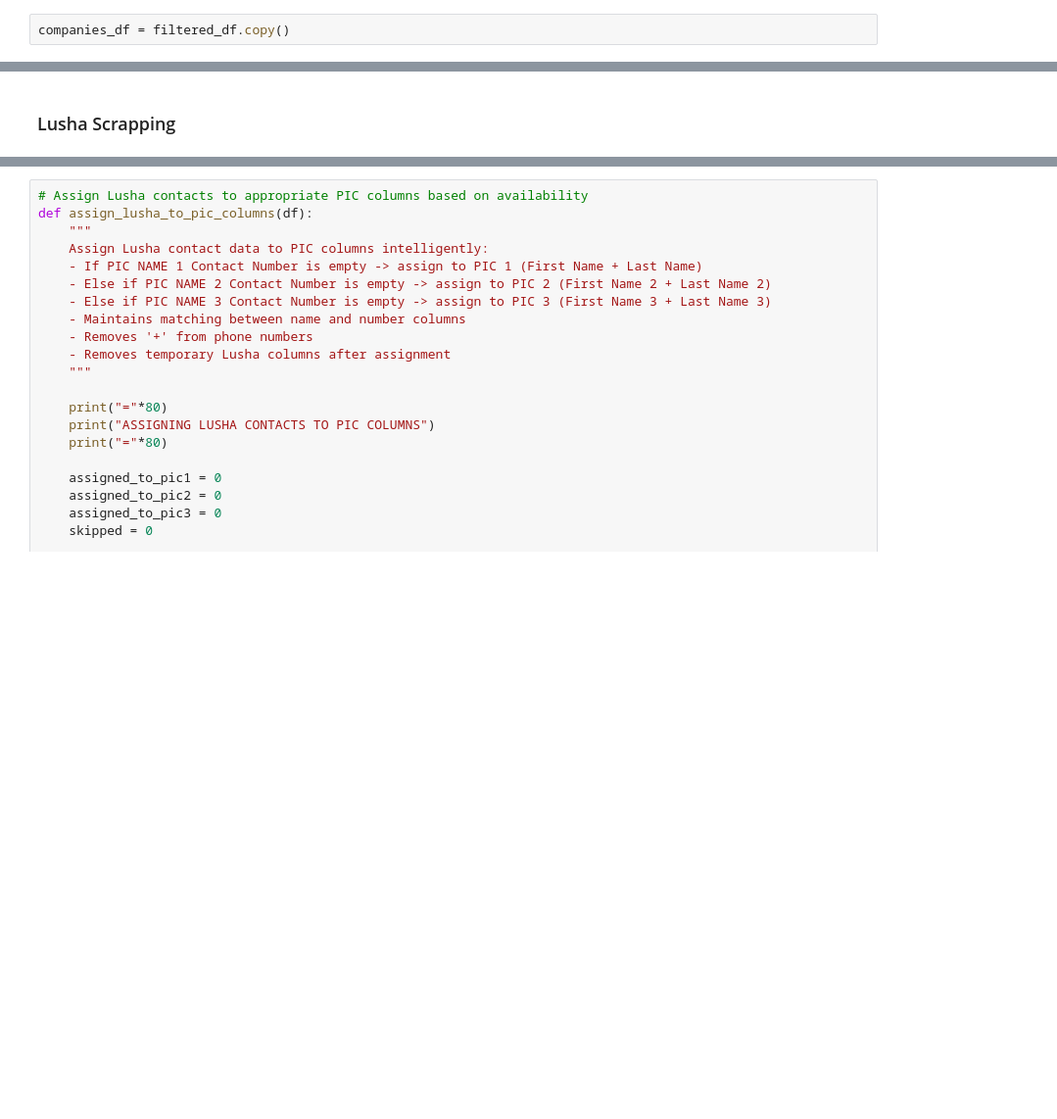
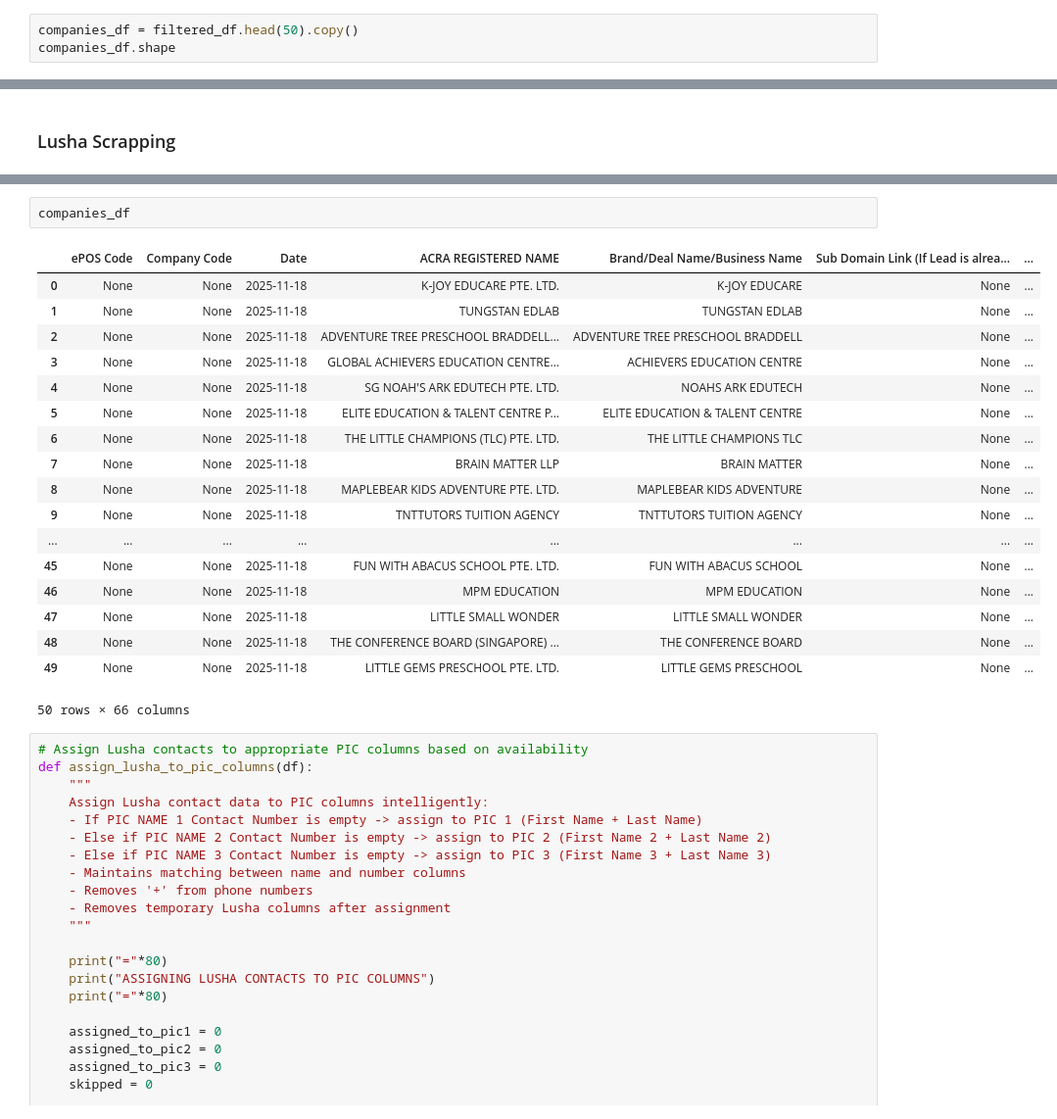
Before and after one commit to AzlieJohari57/Leads_Generation_Pipeline, a Jupyter notebook: Lusha_Pipeline.ipynb, the cells around one changed output, grey strips where cells are left out. Shown at 98% size. Cells and saved outputs as stored; diff of their text form; blank space fills up the shorter version.

```diff
--- a/Lusha_Pipeline.ipynb
+++ b/Lusha_Pipeline.ipynb
@@ -25,2 +41,3 @@ filtered_df
 # %%
-companies_df = filtered_df.copy()
+companies_df = filtered_df.head(50).copy()
+companies_df.shape
@@ -313,3 +384,24 @@ companies_df['Is_Decision_Maker'] = results_df['Is_Decision_Maker']
+# %%
+companies_df
+# %% [output]
+|  | ePOS Code | Company Code | Date | ACRA REGISTERED NAME | Brand/Deal Name/Business Name | Sub Domain Link (If Lead is alrea... | ... |
+| 0 | None | None | 2025-11-18 | K-JOY EDUCARE PTE. LTD. | K-JOY EDUCARE | None | ... |
+| 1 | None | None | 2025-11-18 | TUNGSTAN EDLAB | TUNGSTAN EDLAB | None | ... |
+| 2 | None | None | 2025-11-18 | ADVENTURE TREE PRESCHOOL BRADDELL... | ADVENTURE TREE PRESCHOOL BRADDELL | None | ... |
+| 3 | None | None | 2025-11-18 | GLOBAL ACHIEVERS EDUCATION CENTRE... | ACHIEVERS EDUCATION CENTRE | None | ... |
+| 4 | None | None | 2025-11-18 | SG NOAH'S ARK EDUTECH PTE. LTD. | NOAHS ARK EDUTECH | None | ... |
+| 5 | None | None | 2025-11-18 | ELITE EDUCATION & TALENT CENTRE P... | ELITE EDUCATION & TALENT CENTRE | None | ... |
+| 6 | None | None | 2025-11-18 | THE LITTLE CHAMPIONS (TLC) PTE. LTD. | THE LITTLE CHAMPIONS TLC | None | ... |
+| 7 | None | None | 2025-11-18 | BRAIN MATTER LLP | BRAIN MATTER | None | ... |
+| 8 | None | None | 2025-11-18 | MAPLEBEAR KIDS ADVENTURE PTE. LTD. | MAPLEBEAR KIDS ADVENTURE | None | ... |
+| 9 | None | None | 2025-11-18 | TNTTUTORS TUITION AGENCY | TNTTUTORS TUITION AGENCY | None | ... |
+| ... | ... | ... | ... | ... | ... | ... | ... |
+| 45 | None | None | 2025-11-18 | FUN WITH ABACUS SCHOOL PTE. LTD. | FUN WITH ABACUS SCHOOL | None | ... |
+| 46 | None | None | 2025-11-18 | MPM EDUCATION | MPM EDUCATION | None | ... |
+| 47 | None | None | 2025-11-18 | LITTLE SMALL WONDER | LITTLE SMALL WONDER | None | ... |
+| 48 | None | None | 2025-11-18 | THE CONFERENCE BOARD (SINGAPORE) ... | THE CONFERENCE BOARD | None | ... |
+| 49 | None | None | 2025-11-18 | LITTLE GEMS PRESCHOOL PTE. LTD. | LITTLE GEMS PRESCHOOL | None | ... |
+50 rows × 66 columns
 # %%
 # Assign Lusha contacts to appropriate PIC columns based on availability
 def assign_lusha_to_pic_columns(df):
```
Also changed, not shown: parts of 3 cells of this notebook, 23 other files.
